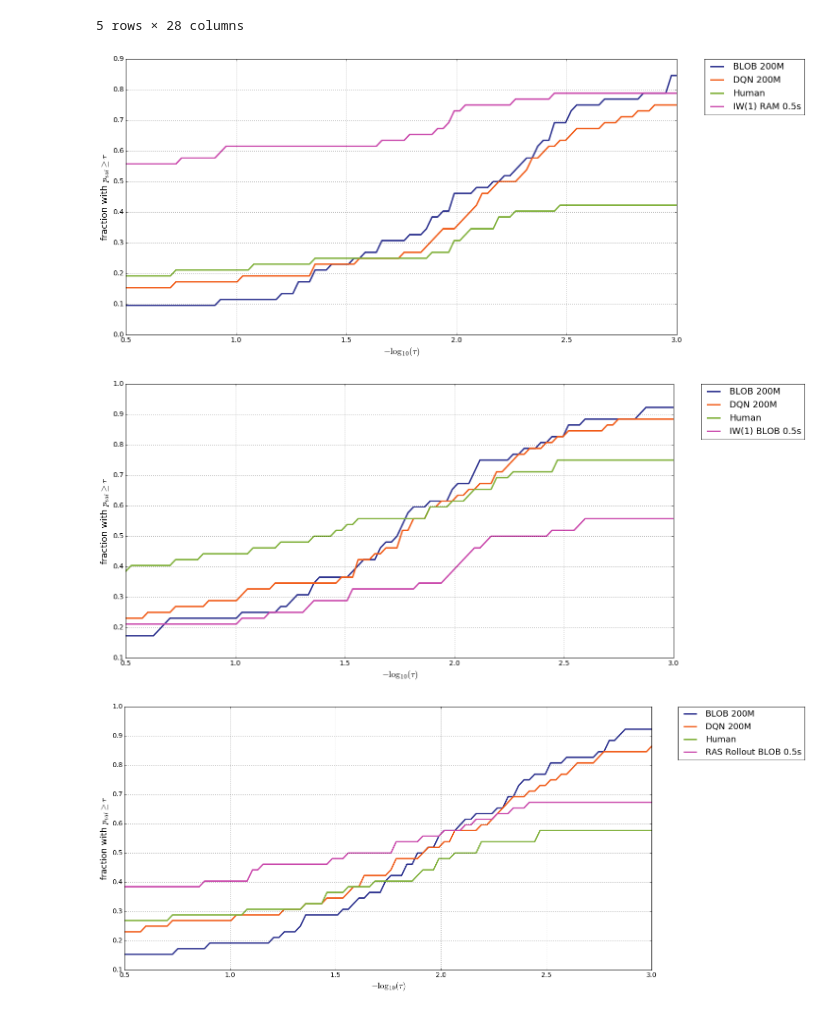
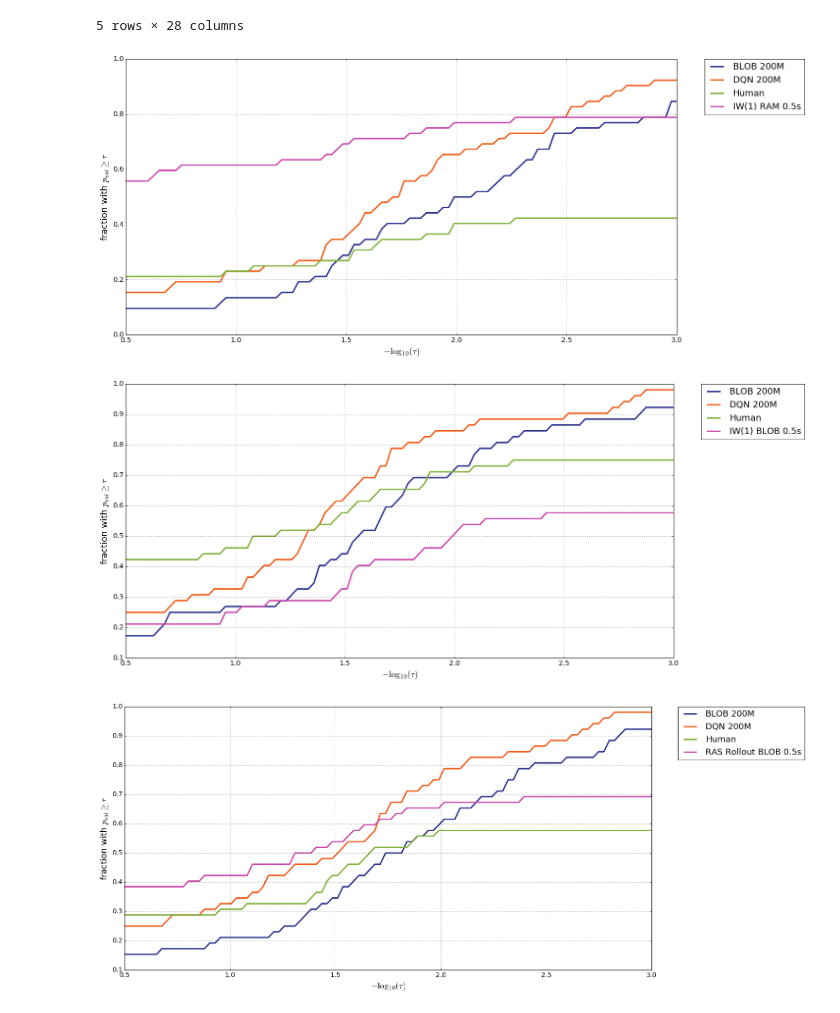
Before and after one commit to miquelramirez/atari_performance_profiles, a Jupyter notebook: atari_performance_analysis_planner_vs_model_free_rl.ipynb, the cells around one changed output. Saved outputs shown, nothing was run; the diff lists cells and outputs as text; code cells hidden in the pictures.

```diff
--- a/atari_performance_analysis_planner_vs_model_free_rl.ipynb
+++ b/atari_performance_analysis_planner_vs_model_free_rl.ipynb
@@ -181,26 +181,26 @@ all_db.head()
 data_means = np.vstack( (all_db['200M_frames_Mean_blob'], all_db['200M_frames_Mean_dqn'], all_db['human'], all_db['ram'])).T
 fake_std = np.zeros((1,len(all_db['200M_frames_Mean_blob'])))
 data_std = np.vstack((all_db['200M_frames_StdDev_blob'], all_db['200M_frames_StdDev_dqn'], fake_std, fake_std)).T + 1e-6
-data_n = np.tile(np.array([24,24,5,5]).T,[60,1])
+data_n = np.tile(np.array([24,5,100,100]).T,[60,1])
 data_names = ['BLOB 200M', 'DQN 200M', 'Human', 'IW(1) RAM 0.5s']
 welch_t_perf_prof(data_means,data_std,data_n,data_names,tau_min=0.5,tau_max=3)
 # %% [output]
-[figure, old version]
+[figure, new version]
 # %%
 data_means = np.vstack( (all_db['200M_frames_Mean_blob'], all_db['200M_frames_Mean_dqn'], all_db['human'], all_db['bfs.011.15.5s'])).T
 fake_std = np.zeros((1,len(all_db['200M_frames_Mean_blob'])))
 data_std = np.vstack((all_db['200M_frames_StdDev_blob'], all_db['200M_frames_StdDev_dqn'], fake_std, fake_std)).T + 1e-6
-data_n = np.tile(np.array([24,24,5,5]).T,[60,1])
+data_n = np.tile(np.array([24,5,100,100]).T,[60,1])
 data_names = ['BLOB 200M', 'DQN 200M', 'Human', 'IW(1) BLOB 0.5s']
 welch_t_perf_prof(data_means,data_std,data_n,data_names,tau_min=0.5,tau_max=3)
 # %% [output]
-[figure, old version]
+[figure, new version]
 # %%
 data_means = np.vstack( (all_db['200M_frames_Mean_blob'], all_db['200M_frames_Mean_dqn'], all_db['human'], all_db['roll.110.15.5s'])).T
 fake_std = np.zeros((1,len(all_db['200M_frames_Mean_blob'])))
 data_std = np.vstack((all_db['200M_frames_StdDev_blob'], all_db['200M_frames_StdDev_dqn'], fake_std, fake_std)).T + 1e-6
-data_n = np.tile(np.array([24,24,5,5]).T,[60,1])
+data_n = np.tile(np.array([24,5,100,100]).T,[60,1])
 data_names = ['BLOB 200M', 'DQN 200M', 'Human', 'RAS Rollout BLOB 0.5s']
 welch_t_perf_prof(data_means,data_std,data_n,data_names,tau_min=0.5,tau_max=3)
 # %% [output]
-[figure, old version]
+[figure, new version]
```
